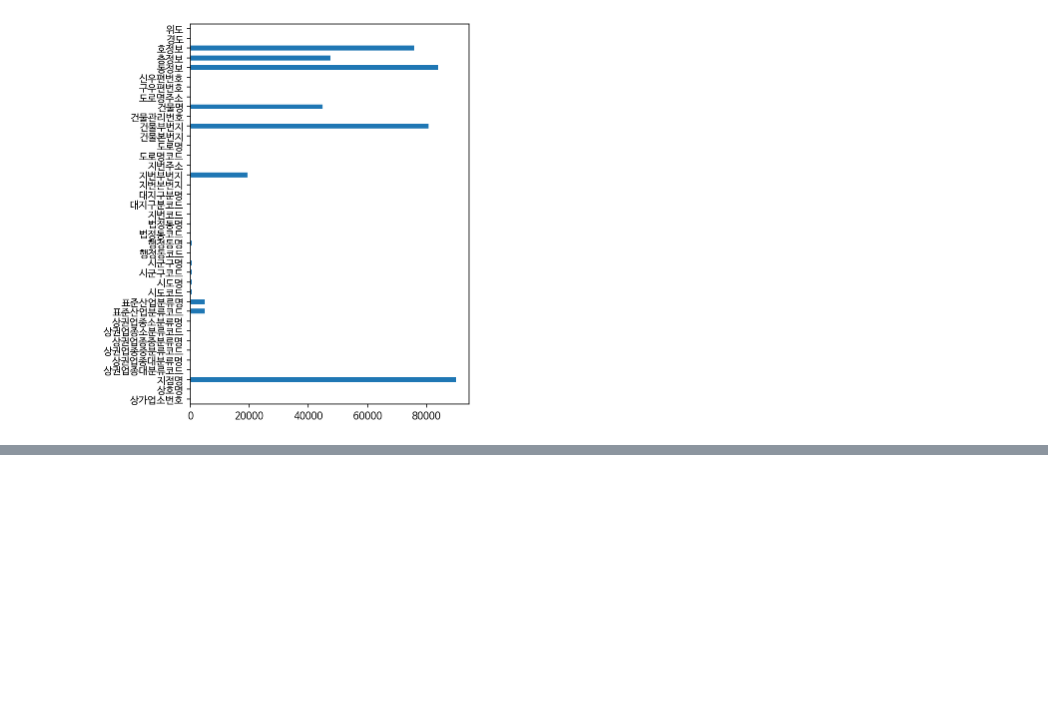
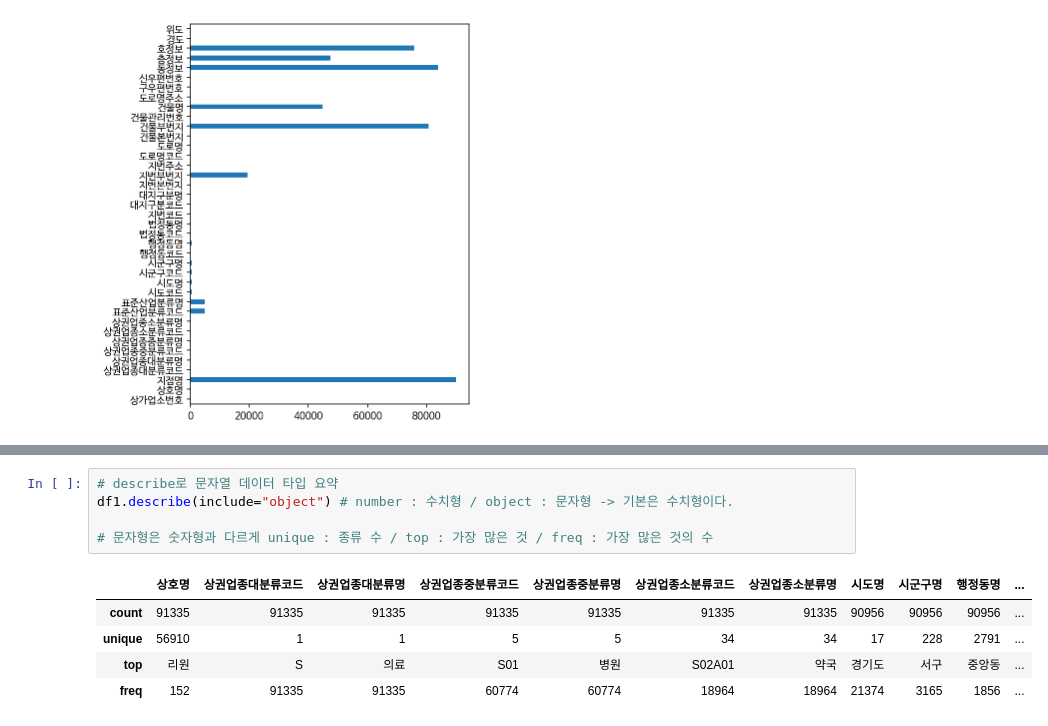
Before and after one commit to JaeHong-Park987/studying, a Jupyter notebook: 2주차/서울 종합병원 분포 확인하기.ipynb, the cells around one changed output, grey strips where cells are left out. Drawn from its saved outputs; the diff is of its cells as text; blank space fills up the shorter version.

```diff
--- a/2주차/서울 종합병원 분포 확인하기.ipynb
+++ b/2주차/서울 종합병원 분포 확인하기.ipynb
@@ -168,0 +335,11 @@ null_count.plot.barh(figsize =(5,7))
+# %%
+# describe로 문자열 데이터 타입 요약
+df1.describe(include="object") # number : 수치형 / object : 문자형 -> 기본은 수치형이다.
+
+# 문자형은 숫자형과 다르게 unique : 종류 수 / top : 가장 많은 것 / freq : 가장 많은 것의 수
+# %% [output]
+|  | 상호명 | 상권업종대분류코드 | 상권업종대분류명 | 상권업종중분류코드 | 상권업종중분류명 | 상권업종소분류코드 | 상권업종소분류명 | 시도명 | 시군구명 | 행정동명 | ... |
+| count | 91335 | 91335 | 91335 | 91335 | 91335 | 91335 | 91335 | 90956 | 90956 | 90956 | ... |
+| unique | 56910 | 1 | 1 | 5 | 5 | 34 | 34 | 17 | 228 | 2791 | ... |
+| top | 리원 | S | 의료 | S01 | 병원 | S02A01 | 약국 | 경기도 | 서구 | 중앙동 | ... |
+| freq | 152 | 91335 | 91335 | 60774 | 60774 | 18964 | 18964 | 21374 | 3165 | 1856 | ... |
```
Also changed, not shown: parts of 22 cells of this notebook.
